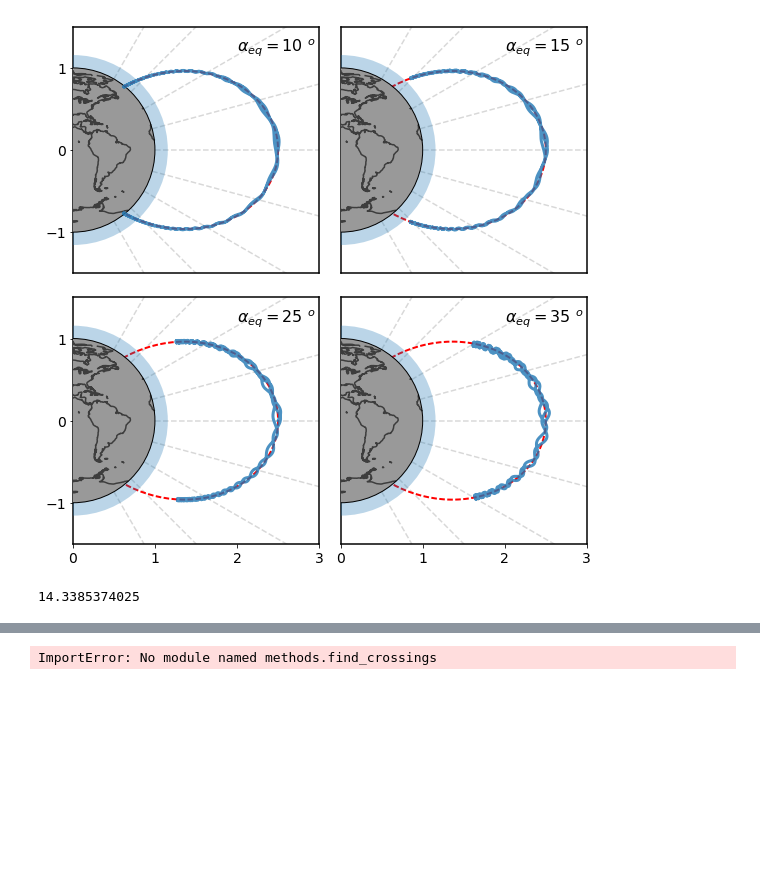
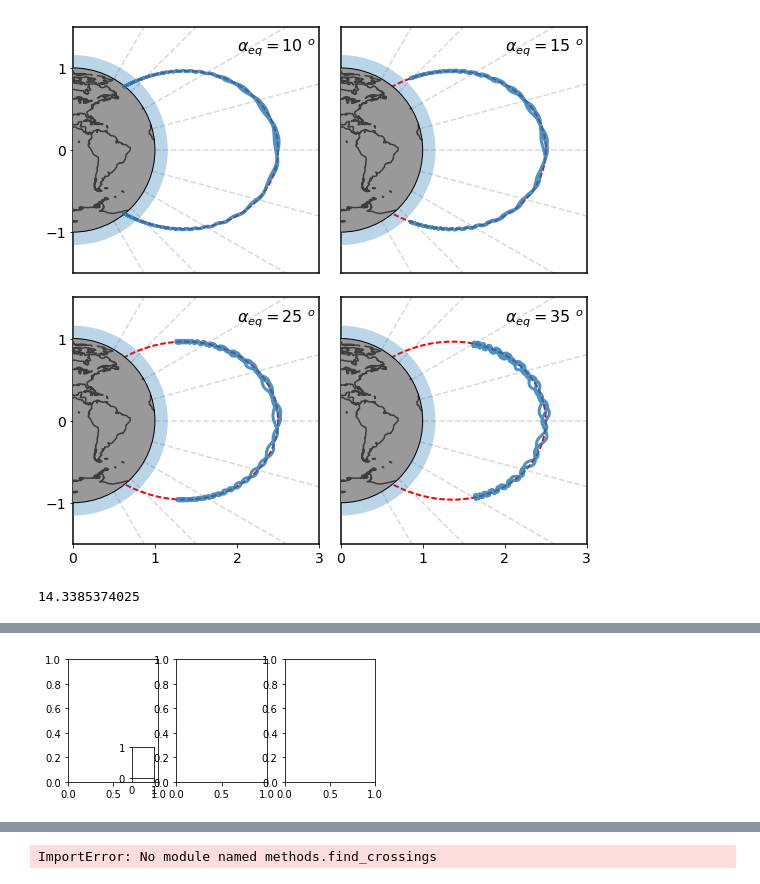
Before and after one commit to asousa/thesis_figures, a Jupyter notebook: python_local/reflection_altitude_vs_pitch_angle_plot.ipynb, the cells around one changed output, grey strips where cells are left out. Drawn from its saved outputs; the diff is of its cells as text; code cells hidden in the pictures; blank space fills up the shorter version.

```diff
--- a/python_local/reflection_altitude_vs_pitch_angle_plot.ipynb
+++ b/python_local/reflection_altitude_vs_pitch_angle_plot.ipynb
@@ -380,0 +527,7 @@ print alpha_lc*R2D
+# %%
+from mpl_toolkits.axes_grid.inset_locator import inset_axes
+fig, ax = plt.subplots(1,3)
+
+inset_axes = inset_axes(ax[0],width="25%", height="25%", loc=4)
+# %% [output]
+[figure, added]
```
Also changed, not shown: parts of 4 cells of this notebook, 6 other files.
